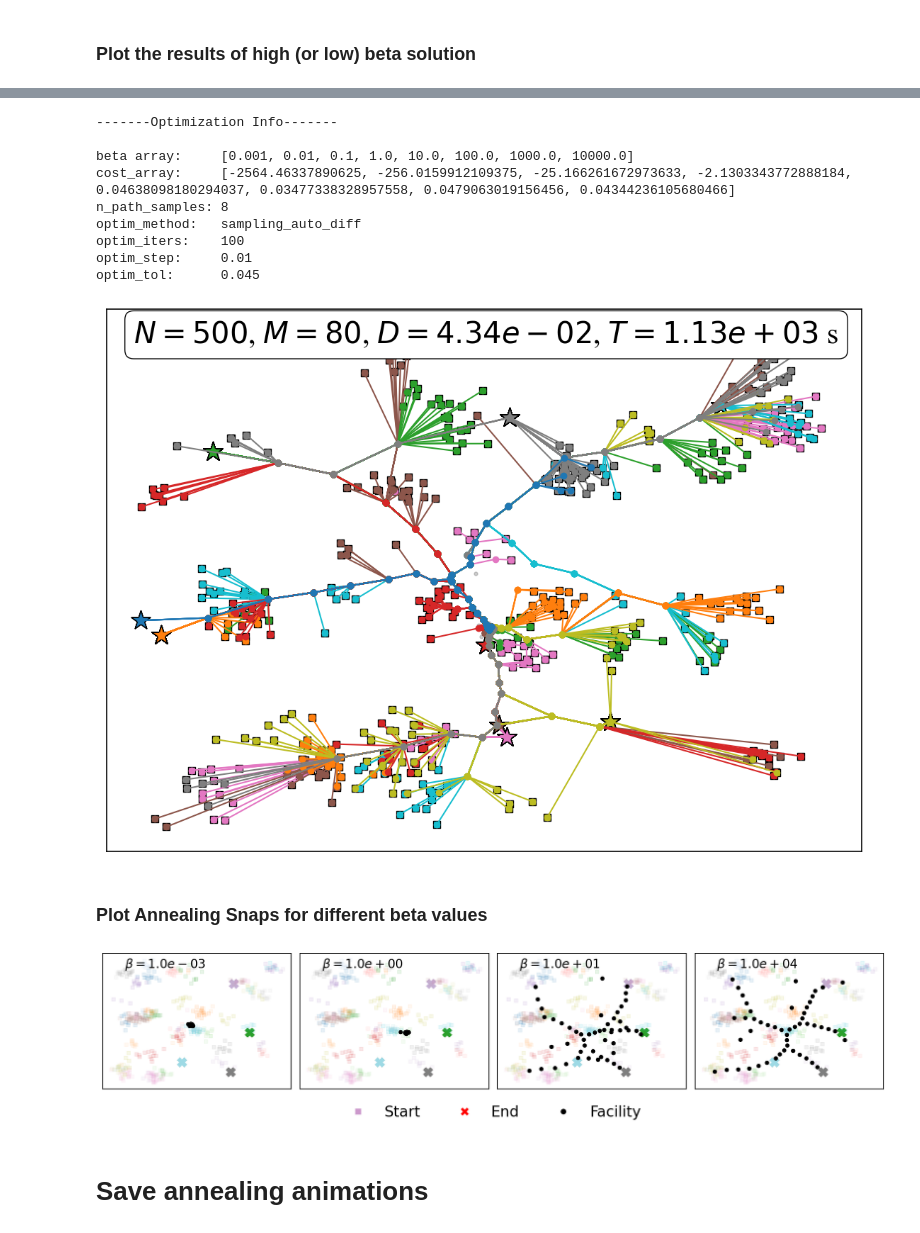
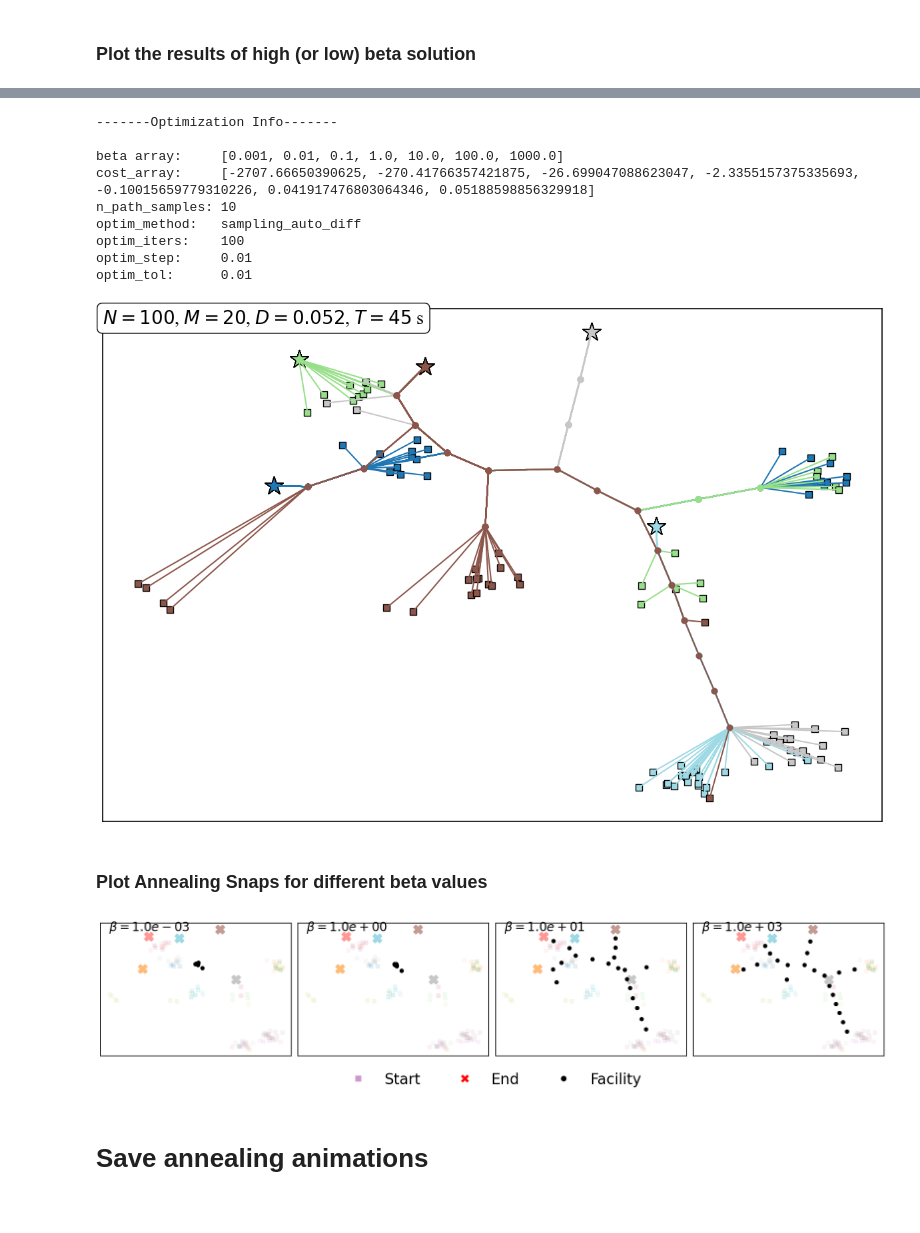
Before and after one commit to salar96/LearningFLPO, a Jupyter notebook: plot_res.ipynb, the cells around one changed output, grey strips where cells are left out. Cells and saved outputs as stored; diff of their text form; code cells hidden in the pictures.

```diff
--- a/plot_res.ipynb
+++ b/plot_res.ipynb
@@ -10,7 +10,7 @@ import importlib
 # %% [markdown]
 ### Plot the results of high (or low) beta solution
 # %%
-file_path0 = "AAAI26_res/high_beta_res/N500_M80_ends8_seed3"
+file_path0 = "AAAI26_res/high_beta_res/N100_M20_ends5_seed3"
 
 with open(file_path0, 'rb') as file:
     high_beta_data = pickle.load(file)
@@ -18,7 +18,7 @@ with open(file_path0, 'rb') as file:
 START_locs = high_beta_data["START_locs"]
 END_locs = high_beta_data["END_locs"]
 F_base_sampling = high_beta_data["F_base"]
-n_path_samples = high_beta_data['n_path_samples']
+# n_path_samples = high_beta_data['n_path_samples']
 beta = high_beta_data['beta']
 FreeEnergy = high_beta_data['Free_energy_final']
 Gradient_norm = torch.norm(high_beta_data['Gradient_final'])
@@ -31,7 +31,7 @@ finalcost = high_beta_data['Free_energy_final']
 
 print("\n-------Optimization Info-------\n")
 print(f"beta:\t{beta}")
-print(f"n_path_samples:\t{n_path_samples}")
+# print(f"n_path_samples:\t{n_path_samples}")
 print(f"final_cost:\t{FreeEnergy:.3f}")
 print(f"Grad_norm:\t{Gradient_norm:.3f}")
 print(f"optim_method:\t{optim_method}")
@@ -47,10 +47,12 @@ plot_uavFLPO_with_routes(
     final_cost=finalcost,
     runtime=runtime,
     routes=routes,
+    cmap_name="tab20",
     fraction_to_plot=1.0,
-    textcoords = [0.01,1.065],
-    textsize=30,
-    random_seed=0)
+    textcoords = [0.0,1.0],
+    textsize=20,
+    random_seed=0,
+    save_path=file_path0 + ".png")
 # %% [output]
 -------Optimization Info-------
 
@@ -66,5 +67,5 @@ optim_tol:      0.045
 # %%
-file_path1 = "AAAI26_res/annealing_res/N500_M80_ends8_seed3"
+file_path1 = "AAAI26_res/annealing_res/N100_M20_ends5_seed3"
 
 with open(file_path1, 'rb') as file:
     annealing_res_data = pickle.load(file)
@@ -79,40 +80,40 @@ optim_method = annealing_res_data['optim_method']
 optim_step = annealing_res_data['optim_step']
 optim_iters = annealing_res_data['optim_iters']
 optim_tol = annealing_res_data['optim_tol']
 runtime = annealing_res_data['runtime']
 
 print("\n-------Optimization Info-------\n")
 print(f"beta array:\t{b_arr}")
 print(f"cost_array:\t{F_arr}")
 print(f"n_path_samples:\t{n_path_samples}")
 print(f"optim_method:\t{optim_method}")
 print(f"optim_iters:\t{optim_iters}")
 print(f"optim_step:\t{optim_step}")
 print(f"optim_tol:\t{optim_tol}")
 
 routes = calc_routs_uavFLPO(START_locs1, END_locs1, Y_arr[-1])
 plot_uavFLPO_with_routes(
     START_locs1,
     END_locs1,
     Y_arr[-1],
     final_cost=F_arr[-1],
     runtime=runtime,
     routes=routes,
     fraction_to_plot=1.0,
-    textcoords = [0.01,1.065],
-    textsize=30,
+    textcoords = [0.0,1.0],
+    textsize=20,
     random_seed=0)
 # %% [output]
 -------Optimization Info-------
 
-beta array:     [0.001, 0.01, 0.1, 1.0, 10.0, 100.0, 1000.0, 10000.0]
-cost_array:     [-2564.46337890625, -256.0159912109375, -25.166261672973633, -2.1303343772888184, 0.04638098180294037, 0.03477338328957558, 0.0479063019156456, 0.04344236105680466]
-n_path_samples: 8
+beta array:     [0.001, 0.01, 0.1, 1.0, 10.0, 100.0, 1000.0]
+cost_array:     [-2707.66650390625, -270.41766357421875, -26.699047088623047, -2.3355157375335693, -0.10015659779310226, 0.041917476803064346, 0.05188598856329918]
+n_path_samples: 10
 optim_method:   sampling_auto_diff
 optim_iters:    100
 optim_step:     0.01
-optim_tol:      0.045
+optim_tol:      0.01
-[figure, old version]
+[figure, new version]
 # %% [markdown]
 ### Plot Annealing Snaps for different beta values
 # %%
@@ -178,7 +179,7 @@ plt.tight_layout()
 plt.subplots_adjust(bottom=0.2)  # Make space for the legend
 plt.show()
 # %% [output]
-[figure, old version]
+[figure, new version]
 # %% [markdown]
 # Save annealing animations
 # %%
```
Also changed, not shown: parts of 1 cell of this notebook, 4 other files.
